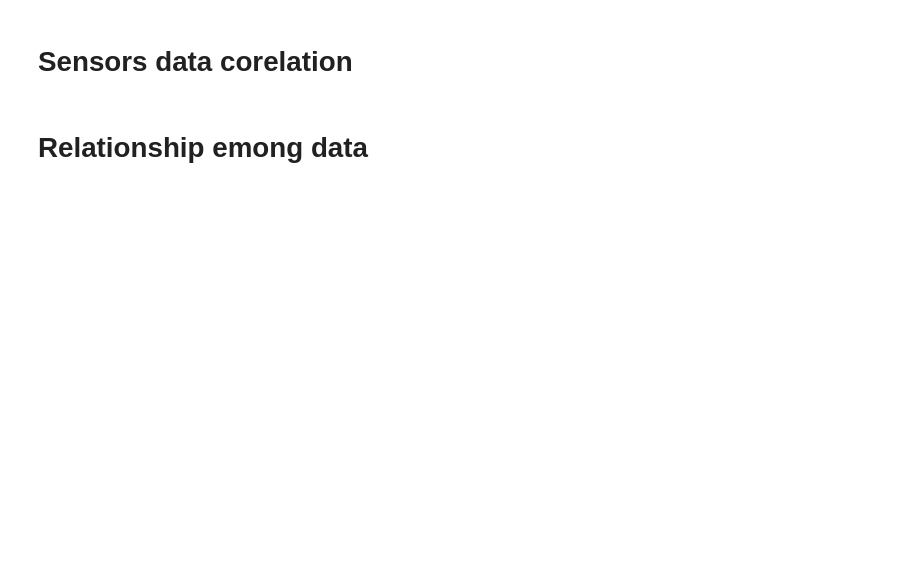
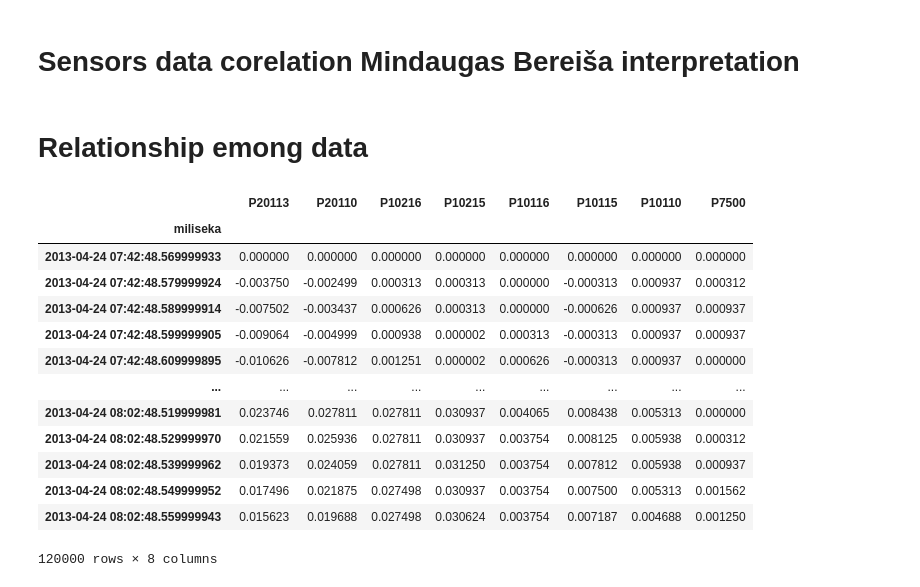
Before and after one commit to mbereisa/Anomaly_Detection_project, a Jupyter notebook: Deep_reports/Crude_oil/Corelation emong sensors.ipynb, the cells around one changed output. Saved outputs shown, nothing was run; the diff lists cells and outputs as text; code cells hidden in the pictures; blank space fills up the shorter version.

```diff
--- a/Deep_reports/Crude_oil/Corelation emong sensors.ipynb
+++ b/Deep_reports/Crude_oil/Corelation emong sensors.ipynb
@@ -1,5 +1,5 @@
 # %% [markdown]
-# Sensors data corelation
+# Sensors data corelation Mindaugas Bereiša interpretation
 # %%
 import matplotlib.pyplot as plt
 import time
@@ -29,21 +29,36 @@ from scipy.signal import savgol_filter
 # %%
 import numpy as np
 import pandas as pd
 %matplotlib inline
 df=pd.read_csv('data_zero.csv')
 path = 'data_zero.csv'
 df=pd.read_csv(path)
-# columns_names = df.columns
-# df.index = pd.to_datetime(df[columns_names[0]]/1000, unit='s')
-# # df.drop(columns[0], axis = 1)
-# delite_column = columns_names[0]
-# df = df.drop(delite_column, axis = 1)
-# # df.sort_index(inplace= True)
-# df.sort_index(inplace= True)
+columns_names = df.columns
+df.index = pd.to_datetime(df[columns_names[0]]/1000, unit='s')
+# df.drop(columns[0], axis = 1)
+delite_column = columns_names[0]
+df = df.drop(delite_column, axis = 1)
+df.sort_index(inplace= True)
 # ---------------
-speed = 10
+speed = 1
 dfx = df[::speed]
 # ---------------
+dfx
+# %% [output]
+|  | P20113 | P20110 | P10216 | P10215 | P10116 | P10115 | P10110 | P7500 |
+| miliseka |  |  |  |  |  |  |  |  |
+| 2013-04-24 07:42:48.569999933 | 0.000000 | 0.000000 | 0.000000 | 0.000000 | 0.000000 | 0.000000 | 0.000000 | 0.000000 |
+| 2013-04-24 07:42:48.579999924 | -0.003750 | -0.002499 | 0.000313 | 0.000313 | 0.000000 | -0.000313 | 0.000937 | 0.000312 |
+| 2013-04-24 07:42:48.589999914 | -0.007502 | -0.003437 | 0.000626 | 0.000313 | 0.000000 | -0.000626 | 0.000937 | 0.000937 |
+| 2013-04-24 07:42:48.599999905 | -0.009064 | -0.004999 | 0.000938 | 0.000002 | 0.000313 | -0.000313 | 0.000937 | 0.000937 |
+| 2013-04-24 07:42:48.609999895 | -0.010626 | -0.007812 | 0.001251 | 0.000002 | 0.000626 | -0.000313 | 0.000937 | 0.000000 |
+| ... | ... | ... | ... | ... | ... | ... | ... | ... |
+| 2013-04-24 08:02:48.519999981 | 0.023746 | 0.027811 | 0.027811 | 0.030937 | 0.004065 | 0.008438 | 0.005313 | 0.000000 |
+| 2013-04-24 08:02:48.529999970 | 0.021559 | 0.025936 | 0.027811 | 0.030937 | 0.003754 | 0.008125 | 0.005938 | 0.000312 |
+| 2013-04-24 08:02:48.539999962 | 0.019373 | 0.024059 | 0.027811 | 0.031250 | 0.003754 | 0.007812 | 0.005938 | 0.000937 |
+| 2013-04-24 08:02:48.549999952 | 0.017496 | 0.021875 | 0.027498 | 0.030937 | 0.003754 | 0.007500 | 0.005313 | 0.001562 |
+| 2013-04-24 08:02:48.559999943 | 0.015623 | 0.019688 | 0.027498 | 0.030624 | 0.003754 | 0.007187 | 0.004688 | 0.001250 |
+120000 rows × 8 columns
 # %%
 def taking_of_nan_values_DF(dfx):
     # interpolation
```
Also changed, not shown: parts of 6 cells of this notebook, 3 other files.
